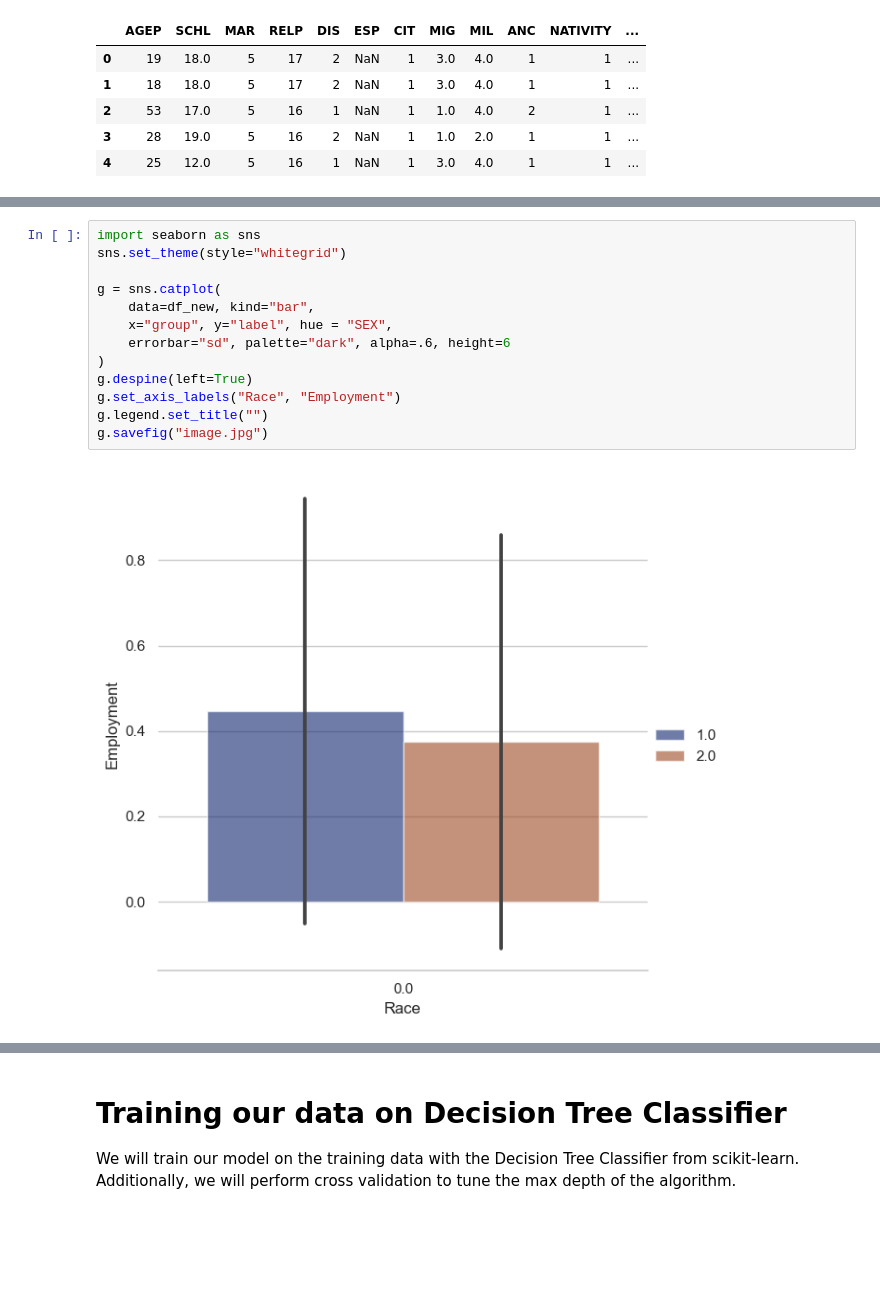
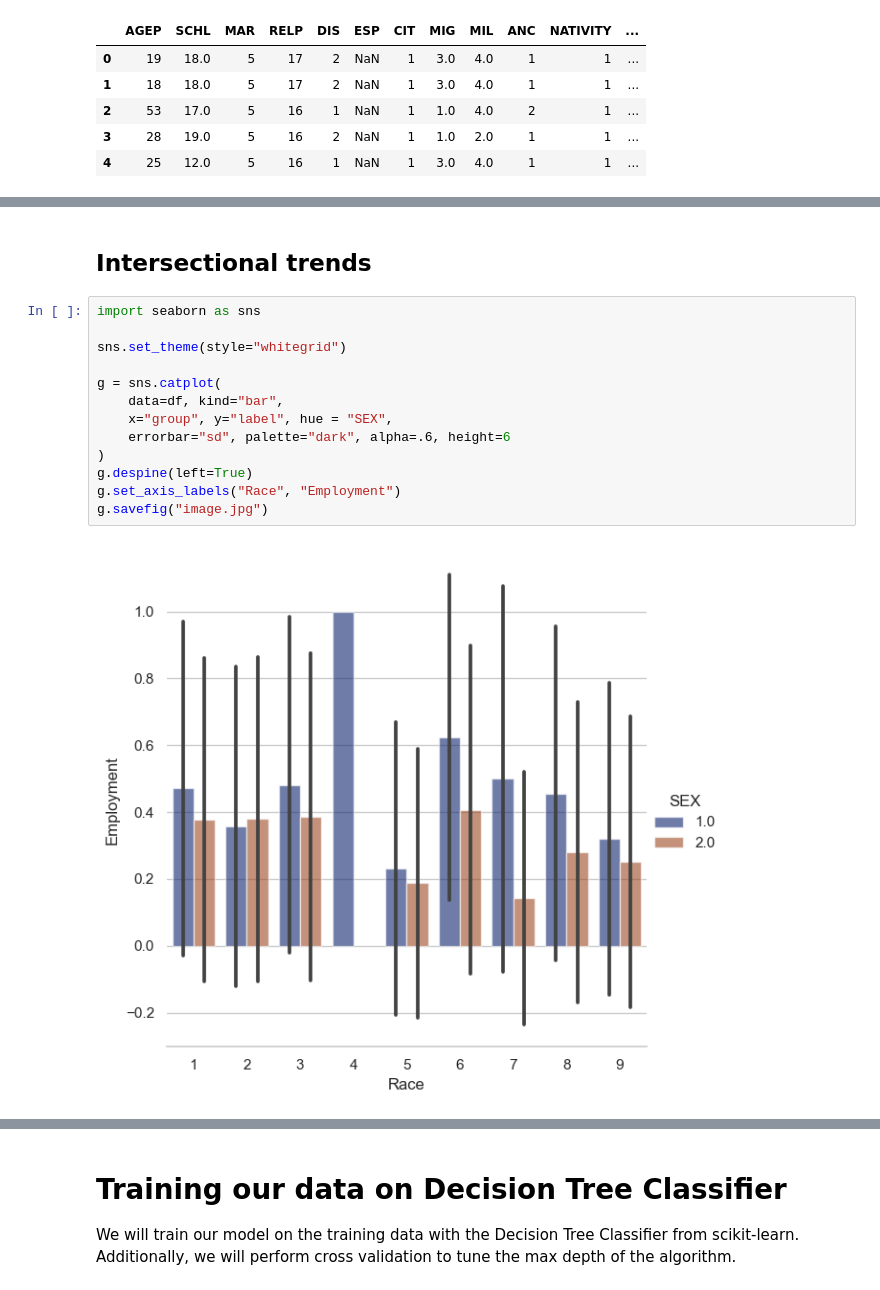
Before and after one commit to ndang01/ndang01.github.io, a Jupyter notebook: posts/blog5/index.ipynb, the cells around one changed output, grey strips where cells are left out. Drawn from its saved outputs; the diff is of its cells as text; blank space fills up the shorter version.

```diff
--- a/posts/blog5/index.ipynb
+++ b/posts/blog5/index.ipynb
@@ -122,15 +107,17 @@ array([0., 0., 0., ..., 0., 0., 0.])
+# %% [markdown]
+## Intersectional trends
 # %%
 import seaborn as sns
+
 sns.set_theme(style="whitegrid")
 
 g = sns.catplot(
-    data=df_new, kind="bar",
+    data=df, kind="bar",
     x="group", y="label", hue = "SEX",
     errorbar="sd", palette="dark", alpha=.6, height=6
 )
 g.despine(left=True)
 g.set_axis_labels("Race", "Employment")
-g.legend.set_title("")
 g.savefig("image.jpg")
 # %% [output]
-[figure, old version]
+[figure, new version]
```
Also changed, not shown: parts of 14 cells of this notebook, 9 other files.
